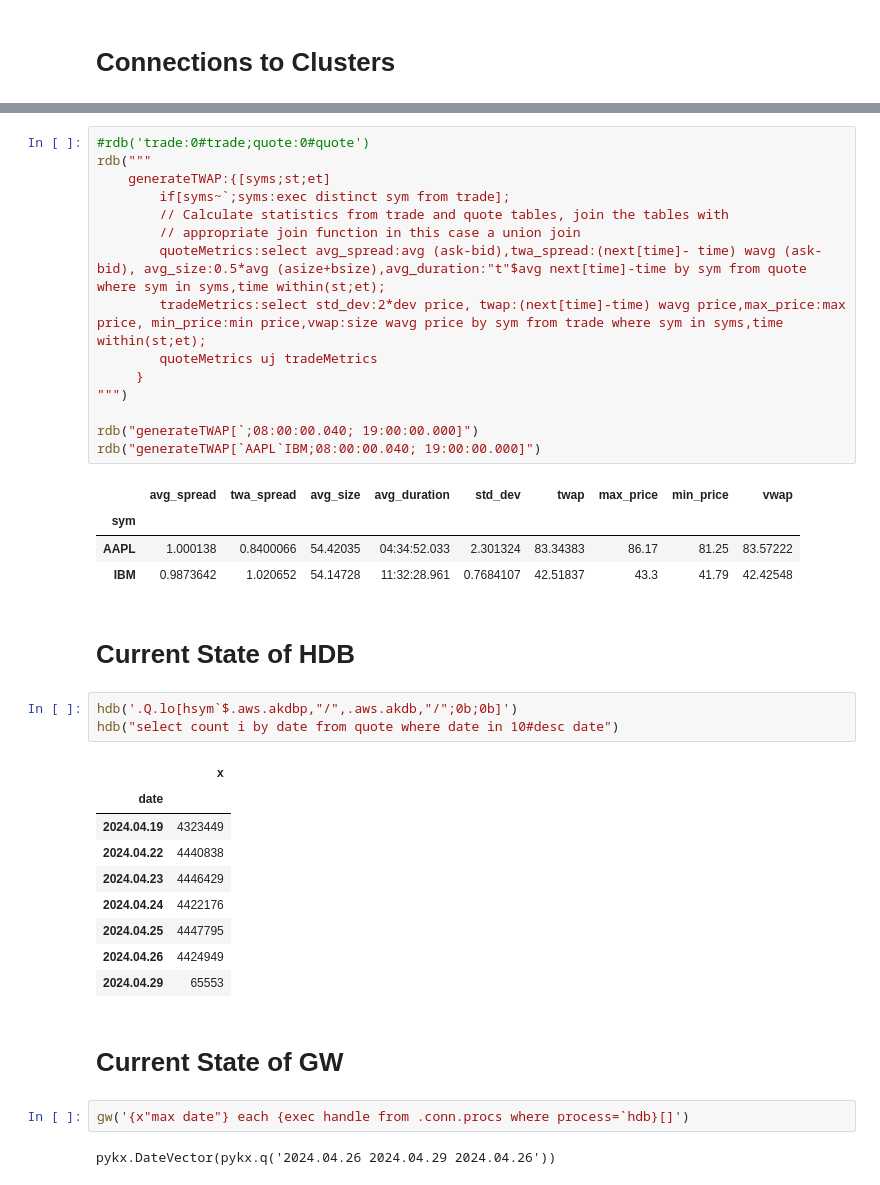
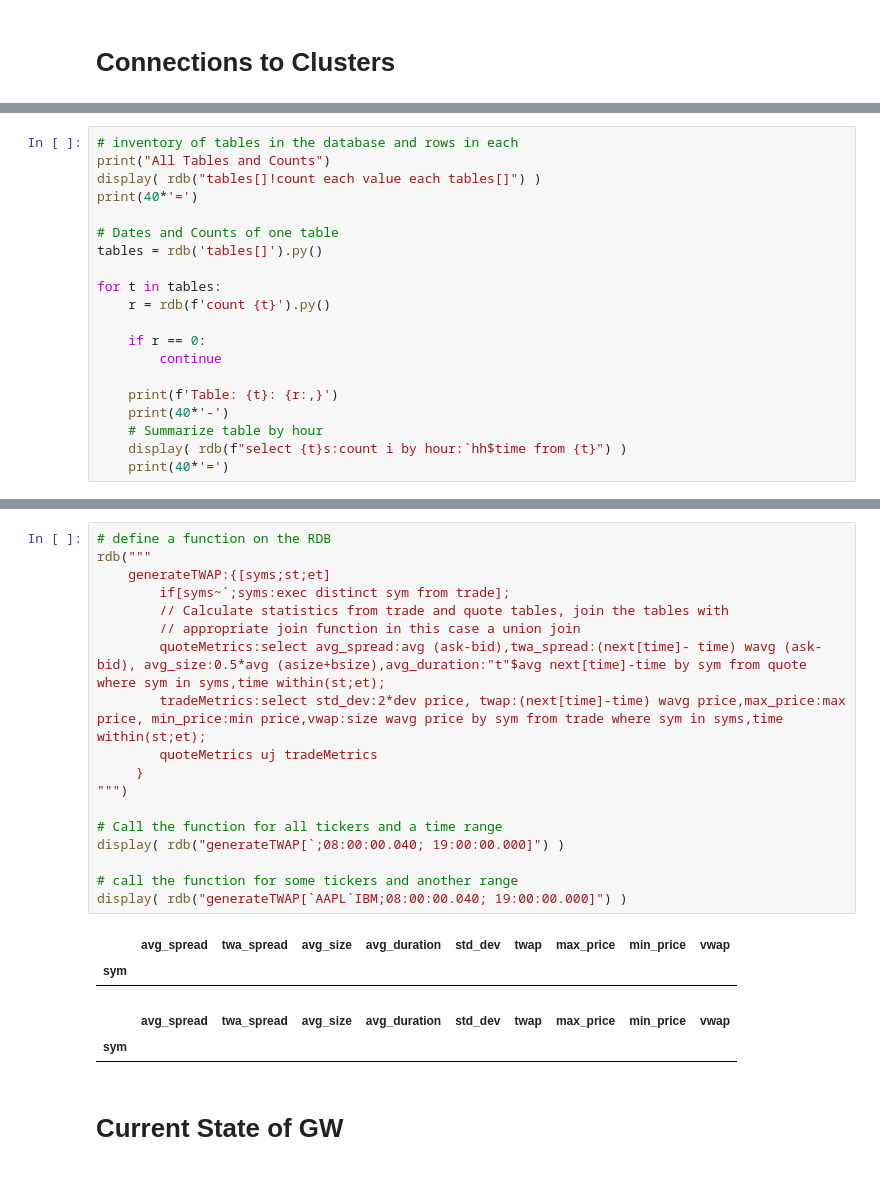
Before and after one commit to aws/amazon-finspace-examples, a Jupyter notebook: ManagedkdbInsights/basic_tick_V3/pykx_query_all.ipynb, the cells around one changed output, grey strips where cells are left out. Saved outputs shown, nothing was run; the diff lists cells and outputs as text.

Commit message:
Updated basictick
Refreshed with additional instruction, more processes (including CEP) and how to use the

```diff
--- a/ManagedkdbInsights/basic_tick_V3/pykx_query_all.ipynb
+++ b/ManagedkdbInsights/basic_tick_V3/pykx_query_all.ipynb
@@ -134,0 +124,20 @@ rdb("trade")
+# %%
+# inventory of tables in the database and rows in each
+print("All Tables and Counts")
+display( rdb("tables[]!count each value each tables[]") )
+print(40*'=')
+
+# Dates and Counts of one table
+tables = rdb('tables[]').py()
+
+for t in tables:
+    r = rdb(f'count {t}').py()
+
+    if r == 0:
+        continue
+
+    print(f'Table: {t}: {r:,}')
+    print(40*'-')
+    # Summarize table by hour
+    display( rdb(f"select {t}s:count i by hour:`hh$time from {t}") )
+    print(40*'=')
@@ -135,41 +163,25 @@ rdb("trade")
 # %%
-#rdb('trade:0#trade;quote:0#quote')
+# define a function on the RDB
 rdb("""
     generateTWAP:{[syms;st;et]
         if[syms~`;syms:exec distinct sym from trade];
         // Calculate statistics from trade and quote tables, join the tables with
         // appropriate join function in this case a union join
         quoteMetrics:select avg_spread:avg (ask-bid),twa_spread:(next[time]- time) wavg (ask-bid), avg_size:0.5*avg (asize+bsize),avg_duration:"t"$avg next[time]-time by sym from quote where sym in syms,time within(st;et);
         tradeMetrics:select std_dev:2*dev price, twap:(next[time]-time) wavg price,max_price:max price, min_price:min price,vwap:size wavg price by sym from trade where sym in syms,time within(st;et);
         quoteMetrics uj tradeMetrics
      }
 """)
 
-rdb("generateTWAP[`;08:00:00.040; 19:00:00.000]")
-rdb("generateTWAP[`AAPL`IBM;08:00:00.040; 19:00:00.000]")
+# Call the function for all tickers and a time range
+display( rdb("generateTWAP[`;08:00:00.040; 19:00:00.000]") )
+
+# call the function for some tickers and another range
+display( rdb("generateTWAP[`AAPL`IBM;08:00:00.040; 19:00:00.000]") )
 # %% [output]
 |  | avg_spread | twa_spread | avg_size | avg_duration | std_dev | twap | max_price | min_price | vwap |
 | sym |  |  |  |  |  |  |  |  |  |
-| AAPL | 1.000138 | 0.8400066 | 54.42035 | 04:34:52.033 | 2.301324 | 83.34383 | 86.17 | 81.25 | 83.57222 |
-| IBM | 0.9873642 | 1.020652 | 54.14728 | 11:32:28.961 | 0.7684107 | 42.51837 | 43.3 | 41.79 | 42.42548 |
+|  | avg_spread | twa_spread | avg_size | avg_duration | std_dev | twap | max_price | min_price | vwap |
+| sym |  |  |  |  |  |  |  |  |  |
-# %% [markdown]
-# Current State of HDB
-# %%
-hdb('.Q.lo[hsym`$.aws.akdbp,"/",.aws.akdb,"/";0b;0b]')
-hdb("select count i by date from quote where date in 10#desc date")
-# %% [output]
-|  | x |
-| date |  |
-| 2024.04.19 | 4323449 |
-| 2024.04.22 | 4440838 |
-| 2024.04.23 | 4446429 |
-| 2024.04.24 | 4422176 |
-| 2024.04.25 | 4447795 |
-| 2024.04.26 | 4424949 |
-| 2024.04.29 | 65553 |
 # %% [markdown]
 # Current State of GW
-# %%
-gw('{x"max date"} each {exec handle from .conn.procs where process=`hdb}[]')
-# %% [output]
-pykx.DateVector(pykx.q('2024.04.26 2024.04.29 2024.04.26'))
```
Also changed, not shown: parts of 30 cells of this notebook, 23 other files.
